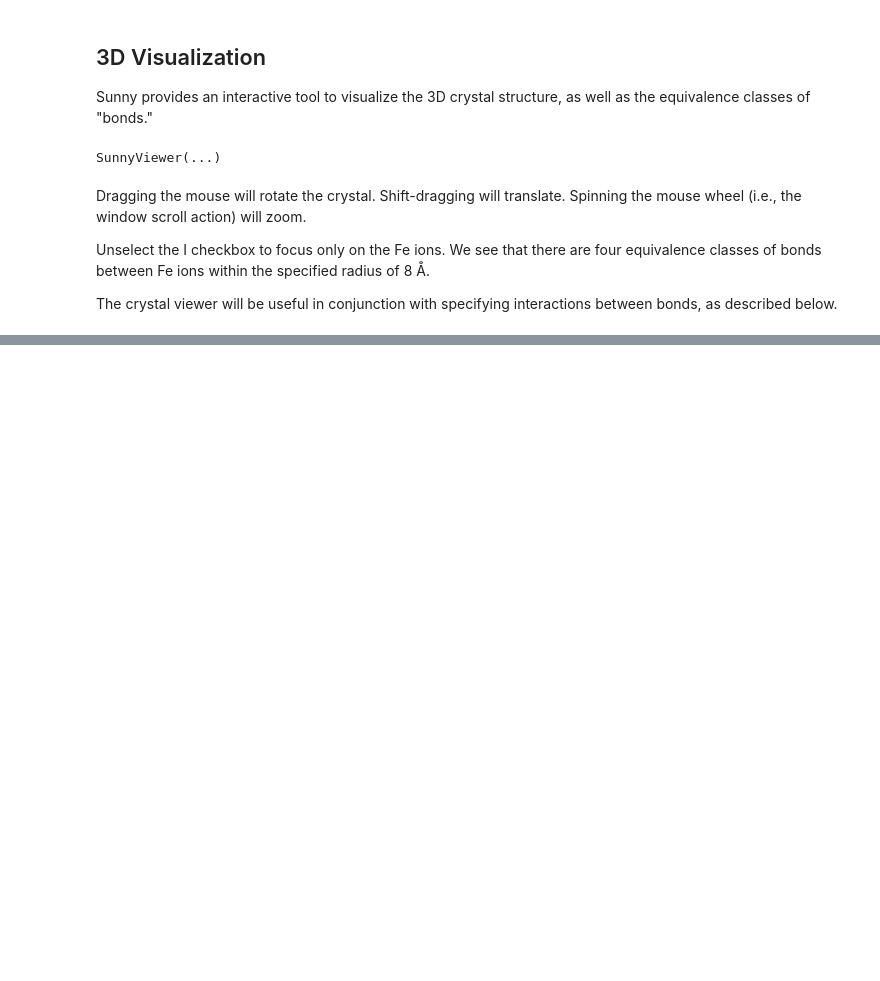
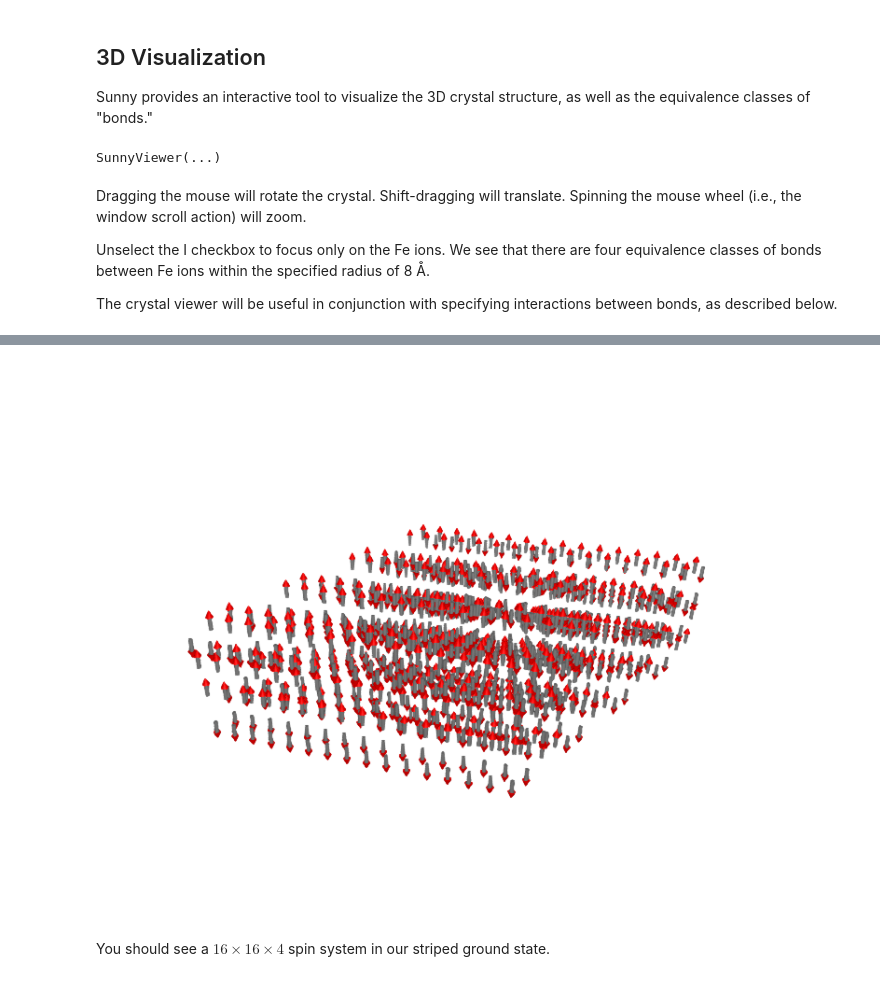
Before and after one commit to SunnySuite/SunnyTutorials, a Jupyter notebook: tutorials/FeI2/FeI2_tutorial.ipynb, the cells around one changed output, grey strips where cells are left out. Cells and saved outputs as stored; diff of their text form; code cells hidden in the pictures; blank space fills up the shorter version.

```diff
--- a/tutorials/FeI2/FeI2_tutorial.ipynb
+++ b/tutorials/FeI2/FeI2_tutorial.ipynb
@@ -549,0 +349,8 @@ Plots.plot(ps...; size=(1200,1000), margin=3Plots.mm, fmt=:png)
+# %%
+sys_big = extend_periodically(sys, (4, 4, 1))
+
+plot_spins(sys_big; arrowlength=2.5, linewidth=0.75, arrowsize=1.5)
+# %% [output]
+[figure, added]
+# %% [markdown]
+You should see a $16 \times 16 \times 4$ spin system in our striped ground state.
```
Also changed, not shown: parts of 149 cells of this notebook.
